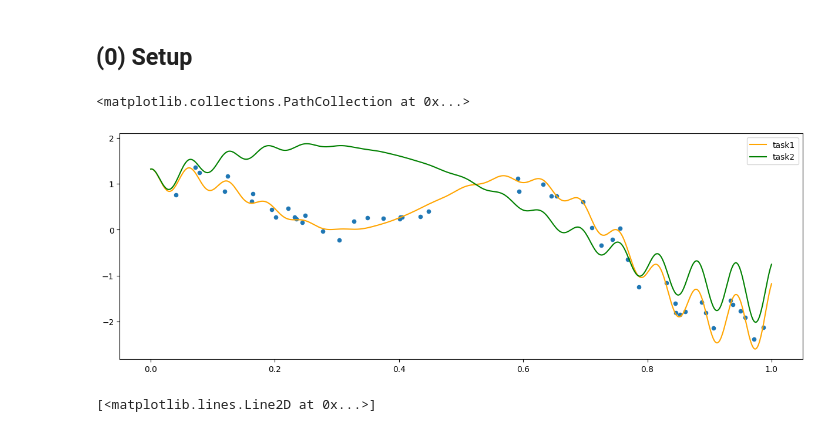
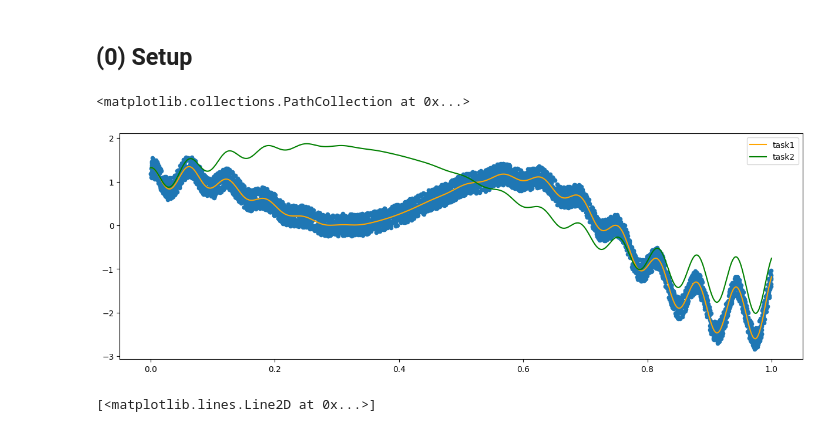
Before and after one commit to lbl-camera/fvGP, a Jupyter notebook: examples/ComprehensiveTest.ipynb, the cells around one changed output. Cells and saved outputs as stored; diff of their text form; code cells hidden in the pictures.

```diff
--- a/examples/ComprehensiveTest.ipynb
+++ b/examples/ComprehensiveTest.ipynb
@@ -11,21 +11,21 @@ from fvgp.gp import GP
 # %%
 x = np.linspace(0,1,1000)
 def f1(x):
     return np.sin(5. * x) + np.cos(10. * x) + (2.* (x-0.4)**2) * np.cos(100. * x)
 
 def f2(x):
     return np.sin(5. * x) + np.cos(2. * x) + (2.* (x-0.4)**2) * np.cos(100. * x)
 
-x_data = np.random.rand(50)
+x_data = np.random.rand(5000)
 y_data = f1(x_data) + (np.random.rand(len(x_data))-0.5) * 0.5
 plt.figure(figsize = (15,5))
 plt.plot(x,f1(x), color = 'orange', label = 'task1')
 plt.plot(x,f2(x), color = 'green',  label = 'task2')
 plt.legend()
 plt.scatter(x_data,y_data, s = 20)
 # %% [output]
 <matplotlib.collections.PathCollection at 0x...>
-[figure, old version]
+[figure, new version]
 # %%
 #stationary
 def skernel(x1,x2,hps,obj):
```
Also changed, not shown: parts of 15 cells of this notebook, 2 other files.
